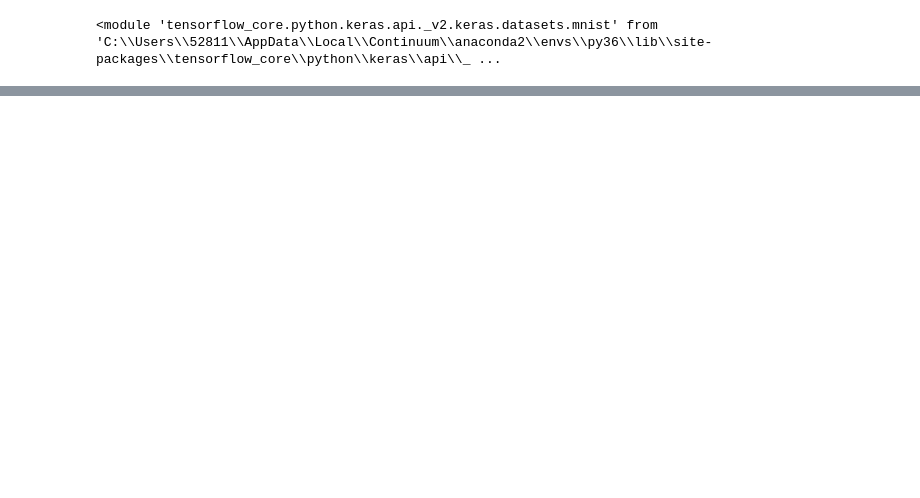
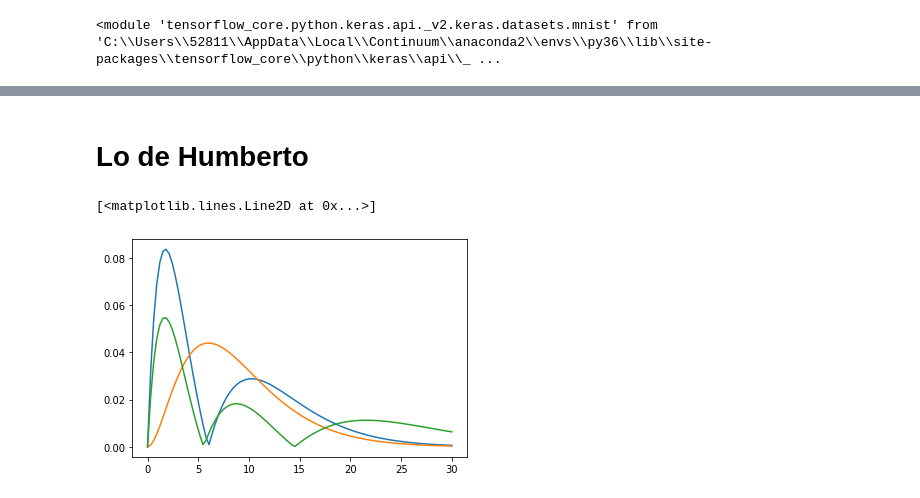
Before and after one commit to la-escamilla/codigos, a Jupyter notebook: Python3/Untitled.ipynb, the cells around one changed output, grey strips where cells are left out. Drawn from its saved outputs; the diff is of its cells as text; code cells hidden in the pictures; blank space fills up the shorter version.

```diff
--- a/Python3/Untitled.ipynb
+++ b/Python3/Untitled.ipynb
@@ -29,0 +72,27 @@ ini_param
+# %% [markdown]
+# Lo de Humberto
+# %%
+import scipy.special as special
+import numpy as np
+import matplotlib.pyplot as plt
+import math
+
+x=np.linspace(0.0,30,100)
+special.eval_genlaguerre(1,0,2)
+special.sph_harm(1,2,3,3)
+
+#n = 5
+#l = n-1
+#m = np.linspace(-l,l,2*l+1)
+a0 = 1
+
+def Rnl(n,l,r):
+    return (2/(n**2))*(np.sqrt(math.factorial(n-l-1)/math.factorial(n+l)))*((2*r/(n*a0))**l)*np.exp(-r/(n*a0))*special.eval_genlaguerre(n-l-1,2*l+1,2*r/n)
+
+
+plt.plot(x,abs(Rnl(3,1,x)))
+plt.plot(x,abs(Rnl(3,2,x)))
+plt.plot(x,abs(Rnl(4,1,x)))
+# %% [output]
+[<matplotlib.lines.Line2D at 0x...>]
+[figure, added]
```
Also changed, not shown: parts of 22 cells of this notebook, 17 other files.
